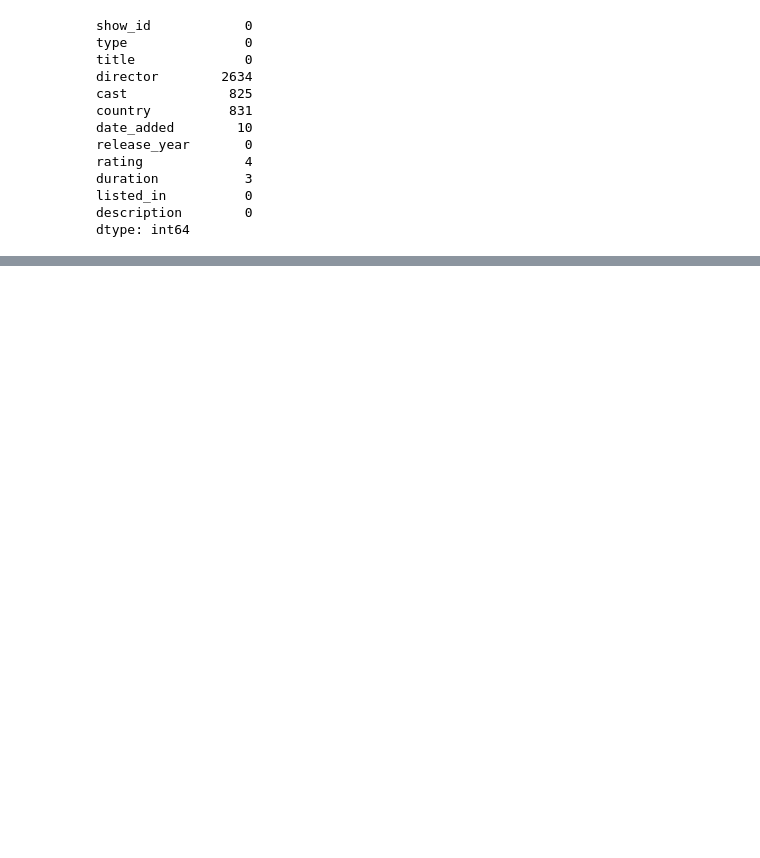
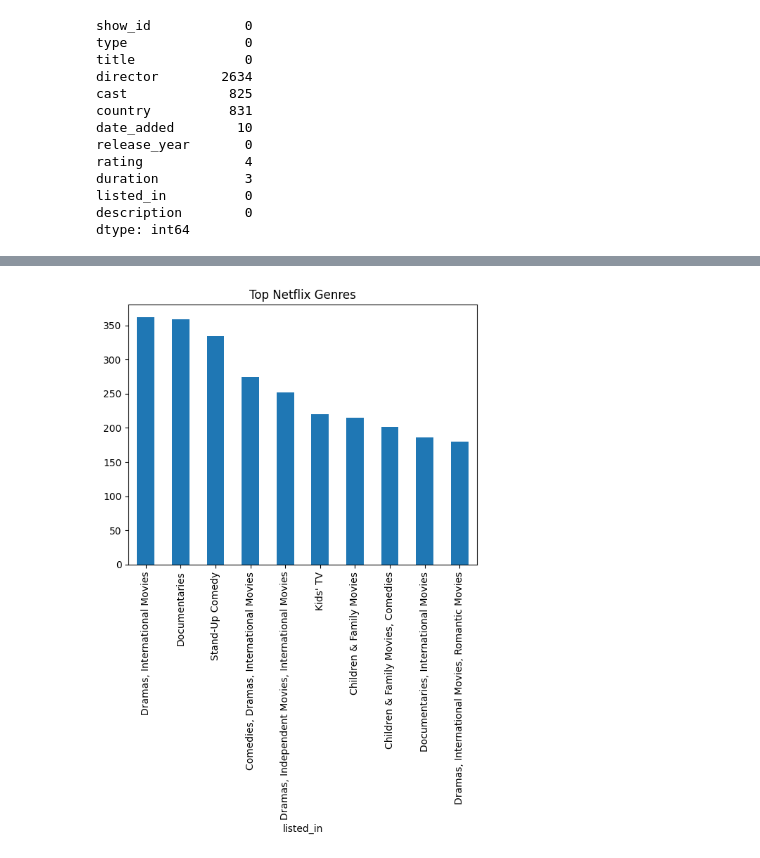
Before and after one commit to kwojo223/Nextflix-Content-Analysis, a Jupyter notebook: notebooks/netflix_analysis.ipynb, the cells around one changed output, grey strips where cells are left out. Saved outputs shown, nothing was run; the diff lists cells and outputs as text; code cells hidden in the pictures; blank space fills up the shorter version.

```diff
--- a/notebooks/netflix_analysis.ipynb
+++ b/notebooks/netflix_analysis.ipynb
@@ -33,0 +37,6 @@ dtype: int64
+# %%
+df['listed_in'].value_counts().head(10).plot(kind='bar')
+plt.title("Top Netflix Genres")
+plt.show()
+# %% [output]
+[figure, added]
```
Also changed, not shown: parts of 3 cells of this notebook.
